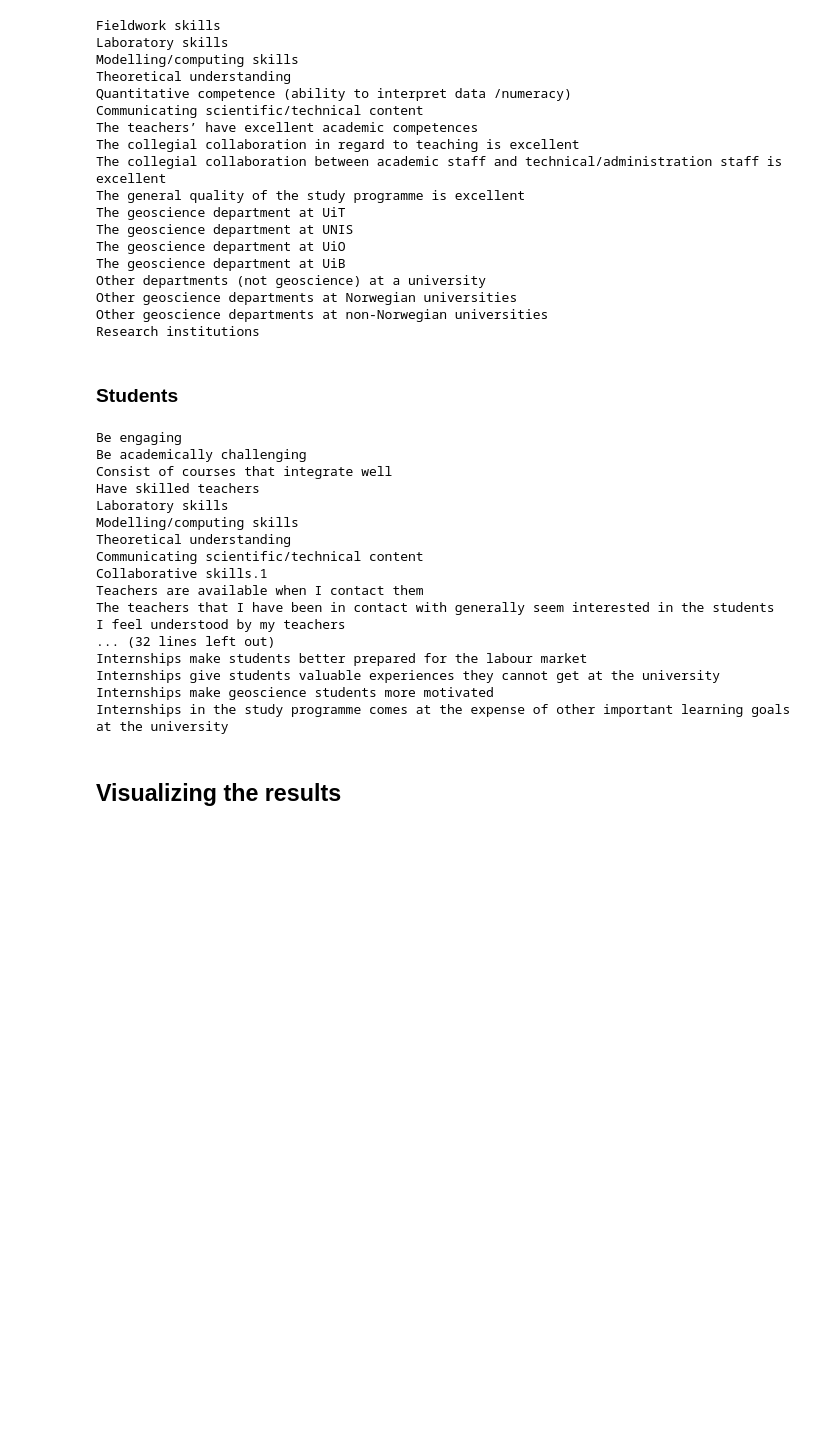
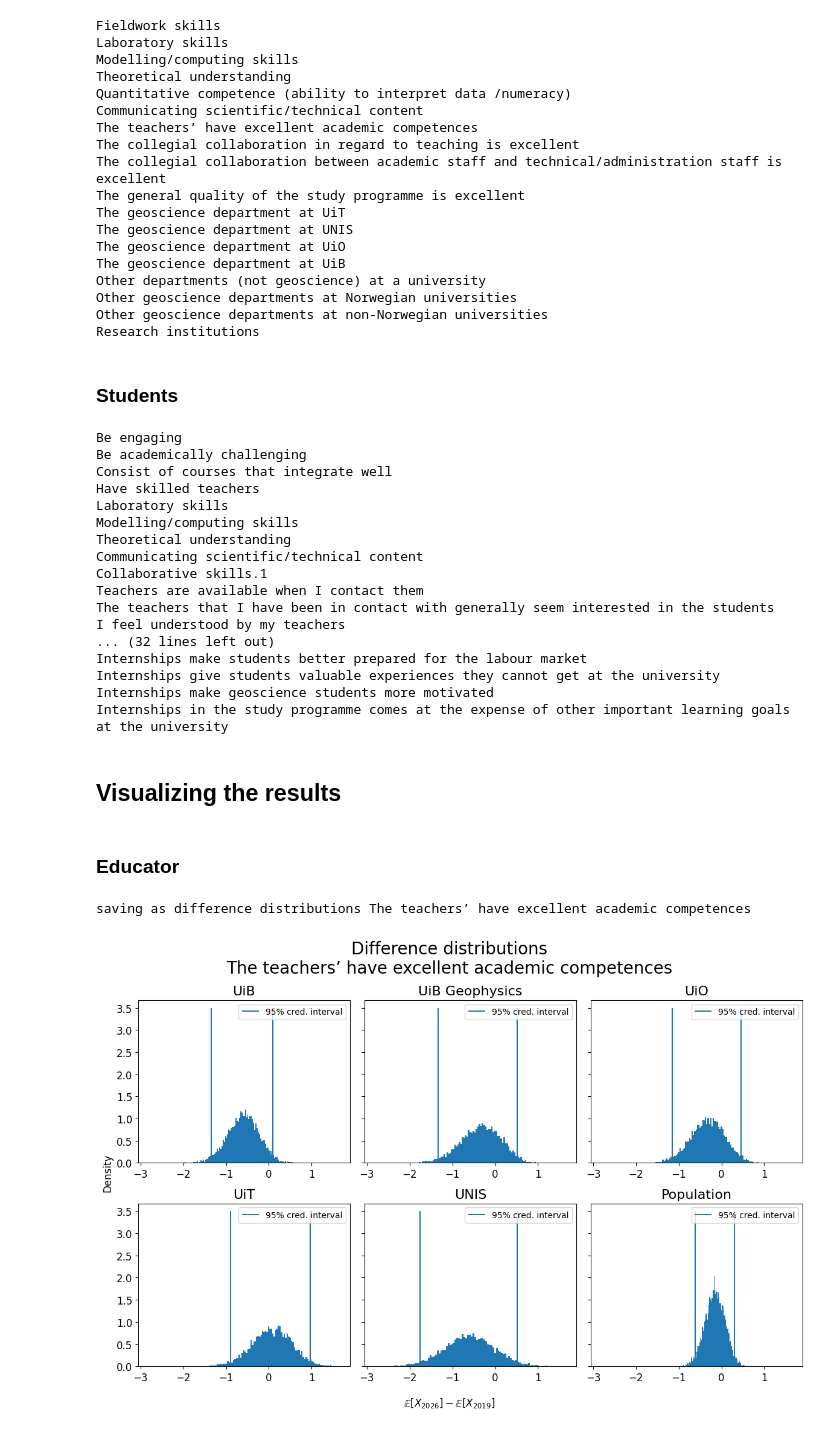
Before and after one commit to HarryYouAreAWizard/BaseGeo_2_0_data_analysis, a Jupyter notebook: BaseGeo2_0.ipynb, the cells around one changed output. Cells and saved outputs as stored; diff of their text form; code cells hidden in the pictures; blank space fills up the shorter version.

Commit message:
Visualized educator

```diff
--- a/BaseGeo2_0.ipynb
+++ b/BaseGeo2_0.ipynb
@@ -306,24 +307,91 @@ import os
+# %% [markdown]
+### Educator
 # %%
-# educator
+
 # list all the scores
 educator_scores_path = r"..\scores\change_from_2019_to_2026\educators"
 list_pf_educator_scores = os.listdir(educator_scores_path)
 set_of_questions = set()
 for score_filename in list_pf_educator_scores:
     set_of_questions.add(score_filename.split("_")[0])
 
 for question_part_of_filename in set_of_questions:
     # load the scores
     means_2019_groups_educators_filename = question_part_of_filename + "_group_mean_score_2019.npy"
     means_2026_groups_educators_filename = question_part_of_filename + "_group_mean_score_2026.npy"
     means_2019_population_educators_filename = question_part_of_filename + "_population_mean_score_2019.npy"
     means_2026_population_educators_filename = question_part_of_filename + "_population_mean_score_2026.npy"
 
     means_2019_groups_educators = np.load(educator_scores_path + f"\\{means_2019_groups_educators_filename}")
     means_2026_groups_educators = np.load(educator_scores_path + f"\\{means_2026_groups_educators_filename}")
     means_2019_population_educators = np.load(educator_scores_path + f"\\{means_2019_population_educators_filename}")
     means_2026_population_educators = np.load(educator_scores_path + f"\\{means_2026_population_educators_filename}")
 
     # find the difference distributions
     difference_distribution_groups = means_2026_groups_educators - means_2019_groups_educators
     difference_distribution_population = means_2026_population_educators - means_2019_population_educators
+
+    # split the groups
+    difference_distribution_uib = difference_distribution_groups[:, 0]
+    difference_distribution_uibgeophys = difference_distribution_groups[:, 1]
+    difference_distribution_uio = difference_distribution_groups[:, 2]
+    difference_distribution_uit = difference_distribution_groups[:, 3]
+    difference_distribution_unis = difference_distribution_groups[:, 4]
+
+    # find 95% credible intervals
+    uib_lower_bound = np.percentile(difference_distribution_uib, 2.5)
+    uibgeophys_lower_bound = np.percentile(difference_distribution_uibgeophys, 2.5)
+    uio_lower_bound = np.percentile(difference_distribution_uio, 2.5)
+    uit_lower_bound = np.percentile(difference_distribution_uit, 2.5)
+    unis_lower_bound = np.percentile(difference_distribution_unis, 2.5)
+    population_lower_bound = np.percentile(difference_distribution_population, 2.5)
+    uib_upper_bound = np.percentile(difference_distribution_uib, 97.5)
+    uibgeophys_upper_bound = np.percentile(difference_distribution_uibgeophys, 97.5)
+    uio_upper_bound = np.percentile(difference_distribution_uio, 97.5)
+    uit_upper_bound = np.percentile(difference_distribution_uit, 97.5)
+    unis_upper_bound = np.percentile(difference_distribution_unis, 97.5)
+    population_upper_bound = np.percentile(difference_distribution_population, 97.5)
+
+
+    # plot the difference dist for each group and for the total distribution
+    fig, axs=plt.subplots(2, 3, figsize=(12, 8), sharex=True, sharey=True)
+    bins = 100
+    # histograms
+    axs[0, 0].hist(difference_distribution_uib, bins=bins, density=True)
+    axs[0, 1].hist(difference_distribution_uibgeophys, bins=bins, density=True)
+    axs[0, 2].hist(difference_distribution_uio, bins=bins, density=True)
+    axs[1, 0].hist(difference_distribution_uit, bins=bins, density=True)
+    axs[1, 1].hist(difference_distribution_unis, bins=bins, density=True)
+    axs[1, 2].hist(difference_distribution_population, bins=bins, density=True)
+    # vlines
+    axs[0, 0].vlines([uib_lower_bound, uib_upper_bound], 0, 3.5, label="95% cred. interval")
+    axs[0, 1].vlines([uibgeophys_lower_bound, uibgeophys_upper_bound], 0, 3.5, label="95% cred. interval")
+    axs[0, 2].vlines([uio_lower_bound, uio_upper_bound], 0, 3.5, label="95% cred. interval")
+    axs[1, 0].vlines([uit_lower_bound, uit_upper_bound], 0, 3.5, label="95% cred. interval")
+    axs[1, 1].vlines([unis_lower_bound, unis_upper_bound], 0, 3.5, label="95% cred. interval")
+    axs[1, 2].vlines([population_lower_bound, population_upper_bound], 0, 3.5, label="95% cred. interval")
+
+    axs[0, 0].set_title("UiB", fontsize=ax_title_fs)
+    axs[0, 1].set_title("UiB Geophysics", fontsize=ax_title_fs)
+    axs[0, 2].set_title("UiO", fontsize=ax_title_fs)
+    axs[1, 0].set_title("UiT", fontsize=ax_title_fs)
+    axs[1, 1].set_title("UNIS", fontsize=ax_title_fs)
+    axs[1, 2].set_title("Population", fontsize=ax_title_fs)
+    for ax in axs.flatten():
+        ax.tick_params(axis="both", which="major", labelsize=fig_tick_fs, labelbottom=True)
+        ax.legend()
+
+    fig.supxlabel(r"$\mathbb{E}[X_\text{2026}] - \mathbb{E}[X_\text{2019}]$", fontsize=fig_axis_fs)
+    fig.supylabel(r"Density", fontsize=fig_axis_fs)
+
+    filename = f"difference distributions {question_part_of_filename}"
+    fig.suptitle(f"Difference distributions\n{question_part_of_filename}", fontsize=fig_title_fs)
+
+    fig.tight_layout()
+    print(f"saving as {filename}")
+    fig.savefig(f"..\\figures\\change_from_2019_to_2026\\difference_distributions\\educators\\{filename}.png")
+
+    break
+# %% [output]
+saving as difference distributions The teachers’ have excellent academic competences
+[figure, added]
```
Also changed, not shown: parts of 1 cell of this notebook, 1 other file.
